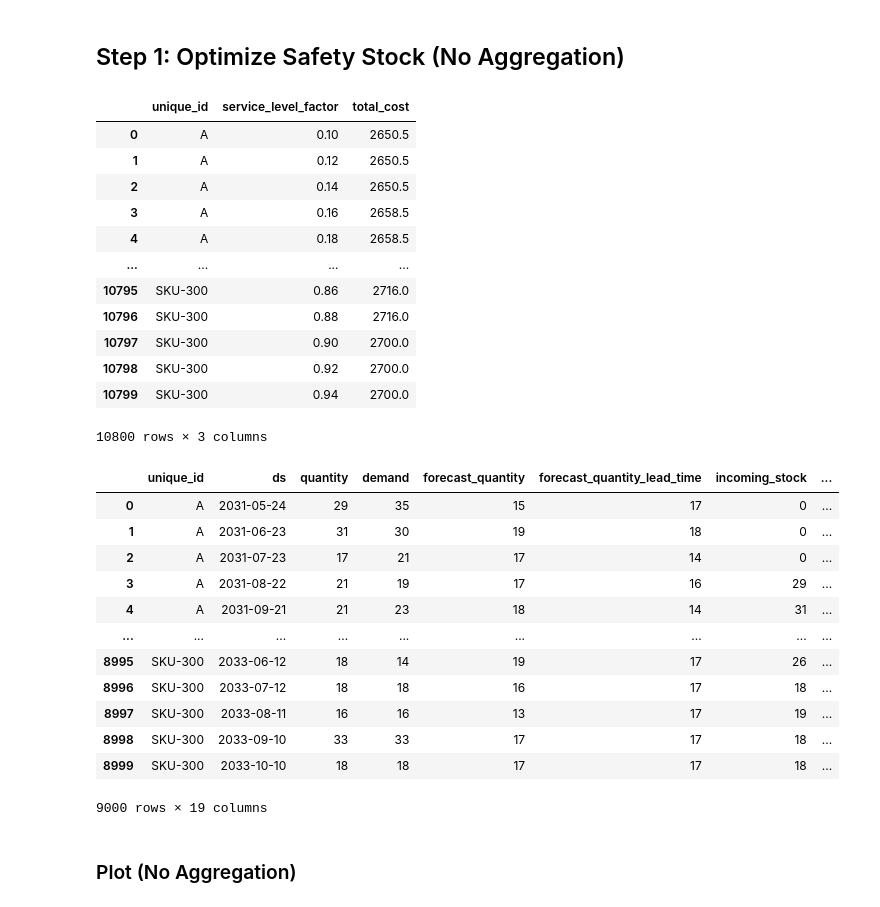
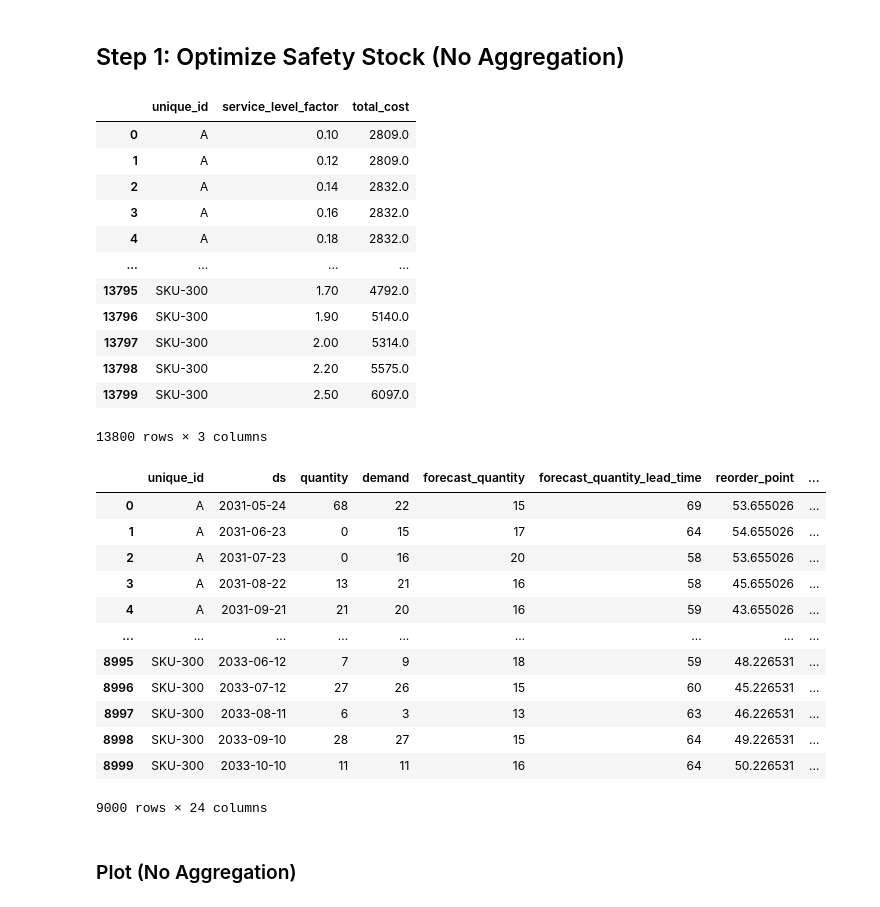
Before and after one commit to janrth/replenishment, a Jupyter notebook: notebooks/mean_forecast_safety_stock_example.ipynb, the cells around one changed output. Drawn from its saved outputs; the diff is of its cells as text; code cells hidden in the pictures.

```diff
--- a/notebooks/mean_forecast_safety_stock_example.ipynb
+++ b/notebooks/mean_forecast_safety_stock_example.ipynb
@@ -32,3 +37,7 @@ from replenishment import (
+# %%
+review_period = 1
+forecast_horizon = 1
+rmse_window = review_period  # optional; defaults to review_period
 # %% [markdown]
 ## Generate Sample Data
 # %%
@@ -45,8 +54,8 @@ rows = generate_standard_simulation_rows(
     history_std=history_std,
     forecast_mean=forecast_mean,
     forecast_std=forecast_std,
-    holding_cost_per_unit=3,
-    stockout_cost_per_unit=1.0,
+    holding_cost_per_unit=1,
+    stockout_cost_per_unit=5.0,
     order_cost_per_order=12.5,
     #seed=7,
     lead_time=3,
@@ -65,7 +74,8 @@ rows = standard_simulation_rows_from_dataframe(df, cutoff=cutoff)
 
 candidate_factors = [.1, .12, .14, .16, .18, .2, .22, .24, .26, .28, .3, .32, .34, .36, .38, .4, .42,  .5,
                        .6, .62, .64, .66, .68, 0.7, .72, .74, .76,
-                       .78, 0.8, .82, .84, .86, .88, .90, .92, .94
+                       .78, 0.8, .82, .84, .86, .88, .90, .92, .94, 1, 1.1, 1.2, 1.3, 1.5, 1.7, 1.9, 2,
+                       2.2, 2.5
                        ]
 # %% [markdown]
 ## Split Backtest vs Forecast
@@ -91,7 +101,7 @@ for unique_id, series in backtest_actuals.items():
     series.sort(key=lambda r: r.ds)
     backtest_actuals[unique_id] = [int(r.actuals) for r in series]
 
-backtest_rmse = compute_backtest_rmse_by_article(backtest_rows)
+backtest_rmse = compute_backtest_rmse_by_article(backtest_rows, rmse_window=rmse_window)
 # %% [markdown]
 ## Step 1: Optimize Safety Stock (No Aggregation)
 # %%
@@ -99,6 +109,9 @@ point_configs = build_point_forecast_article_configs_from_standard_rows(
     backtest_rows,
     service_level_factor=0.9,
     fixed_rmse=backtest_rmse,
+    review_period=review_period,
+    forecast_horizon=forecast_horizon,
+    rmse_window=rmse_window
 )
 
 sigma_costs = evaluate_service_level_factor_costs(
@@ -114,67 +127,76 @@ sigma_cost_df = pd.DataFrame(sigma_cost_rows)
 sigma_cost_df
 # %% [output]
 |  | unique_id | service_level_factor | total_cost |
-| 0 | A | 0.10 | 2650.5 |
-| 1 | A | 0.12 | 2650.5 |
-| 2 | A | 0.14 | 2650.5 |
-| 3 | A | 0.16 | 2658.5 |
-| 4 | A | 0.18 | 2658.5 |
+| 0 | A | 0.10 | 2809.0 |
+| 1 | A | 0.12 | 2809.0 |
+| 2 | A | 0.14 | 2832.0 |
+| 3 | A | 0.16 | 2832.0 |
+| 4 | A | 0.18 | 2832.0 |
 | ... | ... | ... | ... |
-| 10795 | SKU-300 | 0.86 | 2716.0 |
-| 10796 | SKU-300 | 0.88 | 2716.0 |
-| 10797 | SKU-300 | 0.90 | 2700.0 |
-| 10798 | SKU-300 | 0.92 | 2700.0 |
-| 10799 | SKU-300 | 0.94 | 2700.0 |
+| 13795 | SKU-300 | 1.70 | 4792.0 |
+| 13796 | SKU-300 | 1.90 | 5140.0 |
+| 13797 | SKU-300 | 2.00 | 5314.0 |
+| 13798 | SKU-300 | 2.20 | 5575.0 |
+| 13799 | SKU-300 | 2.50 | 6097.0 |
-10800 rows × 3 columns
+13800 rows × 3 columns
 # %%
 point_configs = build_point_forecast_article_configs_from_standard_rows(
     backtest_rows,
     service_level_factor=0.9,
     fixed_rmse=backtest_rmse,
+    review_period=review_period,
+    forecast_horizon=forecast_horizon,
+    rmse_window=rmse_window
 )
 
 optimized = optimize_service_level_factors(
     point_configs,
     candidate_factors=candidate_factors,
 )
 best_factors = {
     unique_id: result.service_level_factor
     for unique_id, result in optimized.items()
 }
 
 eval_configs = build_point_forecast_article_configs_from_standard_rows(
     forecast_rows,
     service_level_factor=best_factors,
     fixed_rmse=backtest_rmse,
     actuals_override=backtest_actuals,
+    review_period=review_period,
+    forecast_horizon=forecast_horizon,
+    rmse_window=rmse_window
 )
 eval_simulations = simulate_replenishment_for_articles(eval_configs)
 mean_decision_rows = build_replenishment_decisions_from_simulations(
     forecast_rows,
     eval_simulations,
     sigma=best_factors,
     fixed_rmse=backtest_rmse,
+    review_period=review_period,
+    forecast_horizon=forecast_horizon,
+    rmse_window=rmse_window
 )
 
 mean_decision_df = replenishment_decision_rows_to_dataframe(
     mean_decision_rows,
     library="pandas",
 )
 mean_decision_df
 # %% [output]
-|  | unique_id | ds | quantity | demand | forecast_quantity | forecast_quantity_lead_time | incoming_stock | ... |
-| 0 | A | 2031-05-24 | 29 | 35 | 15 | 17 | 0 | ... |
-| 1 | A | 2031-06-23 | 31 | 30 | 19 | 18 | 0 | ... |
-| 2 | A | 2031-07-23 | 17 | 21 | 17 | 14 | 0 | ... |
-| 3 | A | 2031-08-22 | 21 | 19 | 17 | 16 | 29 | ... |
-| 4 | A | 2031-09-21 | 21 | 23 | 18 | 14 | 31 | ... |
+|  | unique_id | ds | quantity | demand | forecast_quantity | forecast_quantity_lead_time | reorder_point | ... |
+| 0 | A | 2031-05-24 | 68 | 22 | 15 | 69 | 53.655026 | ... |
+| 1 | A | 2031-06-23 | 0 | 15 | 17 | 64 | 54.655026 | ... |
+| 2 | A | 2031-07-23 | 0 | 16 | 20 | 58 | 53.655026 | ... |
+| 3 | A | 2031-08-22 | 13 | 21 | 16 | 58 | 45.655026 | ... |
+| 4 | A | 2031-09-21 | 21 | 20 | 16 | 59 | 43.655026 | ... |
 | ... | ... | ... | ... | ... | ... | ... | ... | ... |
-| 8995 | SKU-300 | 2033-06-12 | 18 | 14 | 19 | 17 | 26 | ... |
-| 8996 | SKU-300 | 2033-07-12 | 18 | 18 | 16 | 17 | 18 | ... |
-| 8997 | SKU-300 | 2033-08-11 | 16 | 16 | 13 | 17 | 19 | ... |
-| 8998 | SKU-300 | 2033-09-10 | 33 | 33 | 17 | 17 | 18 | ... |
-| 8999 | SKU-300 | 2033-10-10 | 18 | 18 | 17 | 17 | 18 | ... |
+| 8995 | SKU-300 | 2033-06-12 | 7 | 9 | 18 | 59 | 48.226531 | ... |
+| 8996 | SKU-300 | 2033-07-12 | 27 | 26 | 15 | 60 | 45.226531 | ... |
+| 8997 | SKU-300 | 2033-08-11 | 6 | 3 | 13 | 63 | 46.226531 | ... |
+| 8998 | SKU-300 | 2033-09-10 | 28 | 27 | 15 | 64 | 49.226531 | ... |
+| 8999 | SKU-300 | 2033-10-10 | 11 | 11 | 16 | 64 | 50.226531 | ... |
-9000 rows × 19 columns
+9000 rows × 24 columns
 # %% [markdown]
 ### Plot (No Aggregation)
 # %%
```
Also changed, not shown: parts of 7 cells of this notebook, 14 other files.
